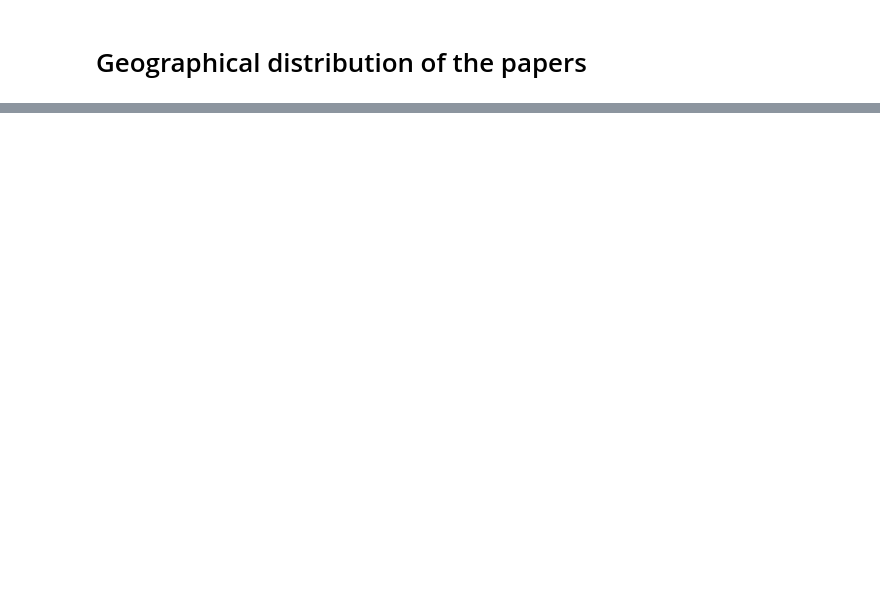
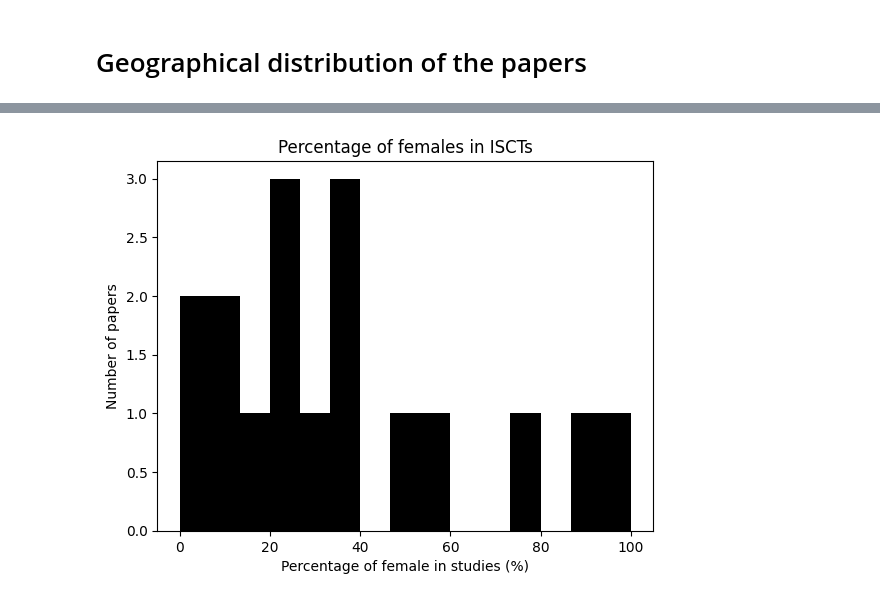
Before and after one commit to crisrogo/ISCTs_review, a Jupyter notebook: figures.ipynb, the cells around one changed output, grey strips where cells are left out. Drawn from its saved outputs; the diff is of its cells as text; code cells hidden in the pictures; blank space fills up the shorter version.

```diff
--- a/figures.ipynb
+++ b/figures.ipynb
@@ -195,0 +274,24 @@ iplot(chmap)
+# %%
+from collections import Counter
+import matplotlib.pyplot as plt
+import numpy
+
+perc_females = []
+
+for paper in pie_data:
+    perc_females.append(100*paper[0]/(paper[0]+paper[1]))
+
+papers_per_perc_females = Counter(perc_females)
+
+# Create the bar chart
+plt.hist(papers_per_perc_females, bins = 15, color='black')
+
+# Add labels and title
+plt.xlabel('Percentage of female in studies (%)')
+plt.ylabel('Number of papers')
+plt.title('Percentage of females in ISCTs')
+
+# Show the chart
+plt.show()
+# %% [output]
+[figure, added]
```
Also changed, not shown: parts of 23 cells of this notebook.
